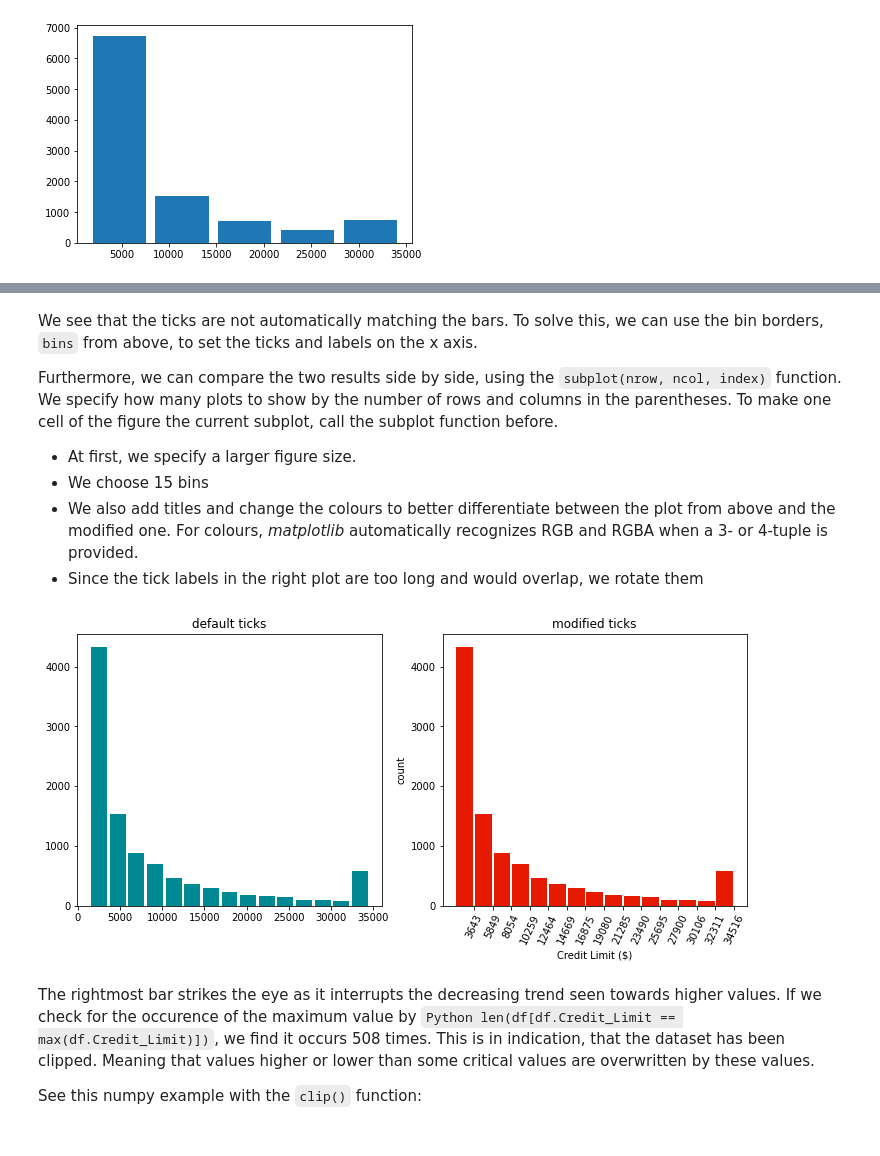
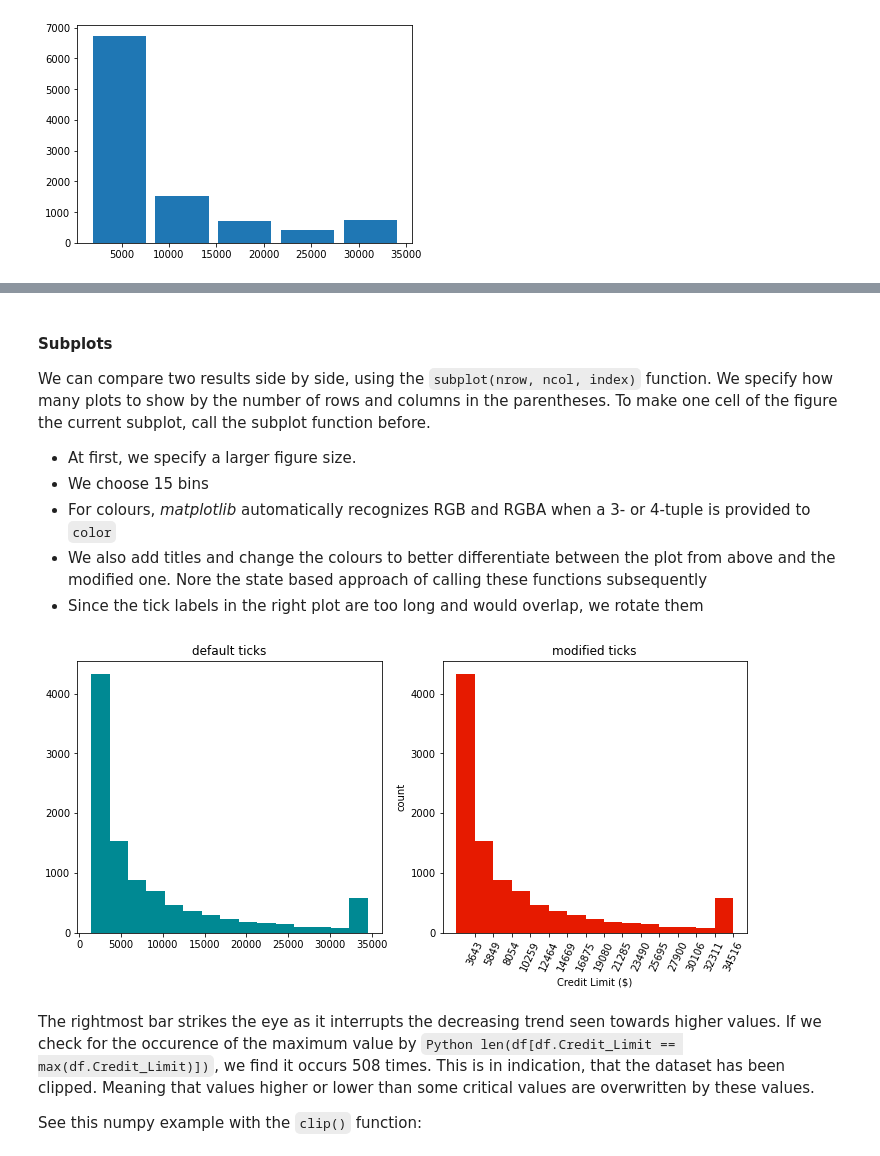
Before and after one commit to jnkng/reporting_python, a Jupyter notebook: _sources/07_graphics.ipynb, the cells around one changed output, grey strips where cells are left out. Cells and saved outputs as stored; diff of their text form; code cells hidden in the pictures.

````diff
--- a/_sources/07_graphics.ipynb
+++ b/_sources/07_graphics.ipynb
@@ -21,8 +23,8 @@ We will use some modified credit card data from [this kaggle page](https://www.k
 # %%
 import pandas as pd
 
-#df = pd.read_csv('/Users/jan/Desktop/Promotion/python_class/testbook/data/BankChurners_mod2.csv')
+df = pd.read_csv('/Users/jan/Desktop/Promotion/python_class/testbook/data/BankChurners_mod.csv')
 
-df = pd.read_csv('https://www.dropbox.com/s/sbqezclbr7qkx5r/BankChurners_mod.csv?dl=1', index_col=0)
+#df = pd.read_csv('https://www.dropbox.com/s/sbqezclbr7qkx5r/BankChurners_mod.csv?dl=1', index_col=0)
 print(df.head(3))
 # %% [output]
@@ -116,30 +126,32 @@ patches: Rectangle(xy=(1934.47, 0), width=5623.21, height=6735, angle=0) Rectang
 # %% [markdown]
-We see that the ticks are not automatically matching the bars. To solve this, we can use the bin borders, ```bins``` from above, to set the ticks and labels on the x axis.
+#### Subplots
 
-Furthermore, we can compare the two results side by side, using the ```subplot(nrow, ncol, index)``` function. We specify how many plots to show by the number of rows and columns in the parentheses. To make one cell of the figure the current subplot, call the subplot function before.
+We can compare two results side by side, using the ```subplot(nrow, ncol, index)``` function.
+We specify how many plots to show by the number of rows and columns in the parentheses. To make one cell of the figure the current subplot, call the subplot function before.
 
 - At first, we specify a larger figure size.
 - We choose 15 bins
-- We also add titles and change the colours to better differentiate between the plot from above and the modified one. For colours, *matplotlib* automatically recognizes RGB and RGBA when a 3- or 4-tuple is provided.
+- For colours, *matplotlib* automatically recognizes RGB and RGBA when a 3- or 4-tuple is provided to `color`
+- We also add titles and change the colours to better differentiate between the plot from above and the modified one. Nore the state based approach of calling these functions subsequently
 - Since the tick labels in the right plot are too long and would overlap, we rotate them
 # %%
 plt.figure(figsize=(12,5))    # this will stretch/compress the plots to fit the figsize
 
 plt.subplot(1,2,1)    # first subplot of two in one row
-plt.hist(df.Credit_Limit, bins=15, rwidth=.85, color=(0,137/255,147/255))
+plt.hist(df.Credit_Limit, bins=15, color=(0,137/255,147/255))
 plt.title('default ticks')    # add title
 
 plt.subplot(1,2,2)    # second subplot
-n, bins,_ = plt.hist(df.Credit_Limit, bins=15, rwidth=.90, color=(.9,.1,0,1))
+n, bins,_ = plt.hist(df.Credit_Limit, bins=15, color=(.9,.1,0,1))
 plt.title('modified ticks')
 
 plt.ylabel('count')
 plt.xlabel('Credit Limit ($)')
 plt.xticks(ticks=bins[1:], rotation=65)    # set xticks at bin border
 
-plt.show()   # only after all sunplots have been defined
+plt.show()   # only after all subplots have been defined
 # %% [output]
-[figure, old version]
+[figure, new version]
 # %% [markdown]
 The rightmost bar strikes the eye as it interrupts the decreasing trend seen towards higher values. If we check for the occurence of the maximum value by `Python len(df[df.Credit_Limit == max(df.Credit_Limit)])`, we find it occurs 508 times. This is in indication, that the dataset has been clipped. Meaning that values higher or lower than some critical values are overwritten by these values.
 
````
Also changed, not shown: parts of 27 cells of this notebook, 31 other files.
